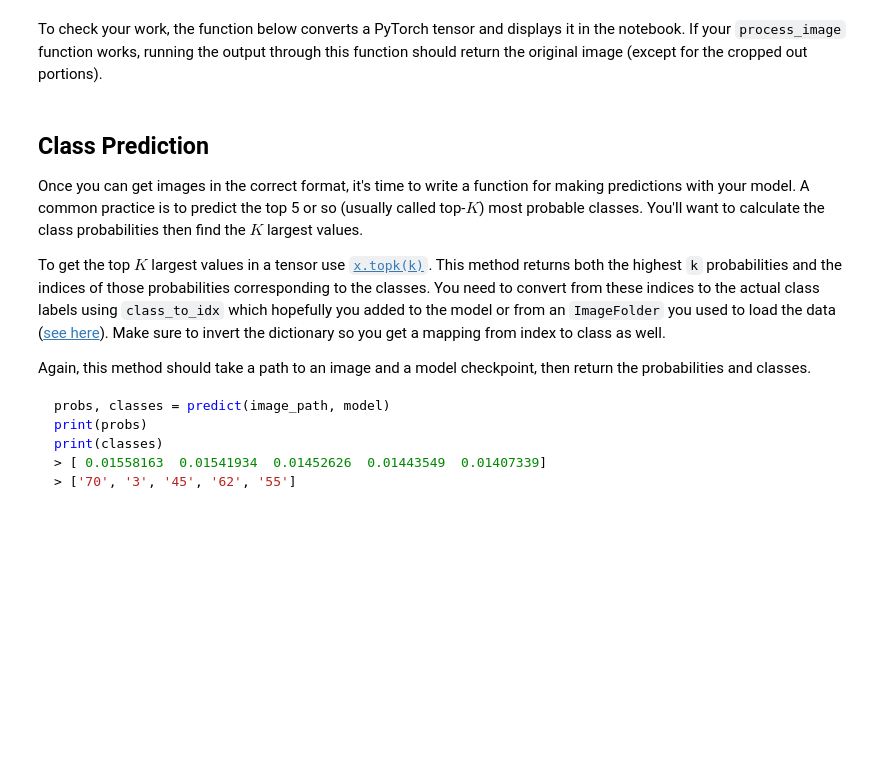
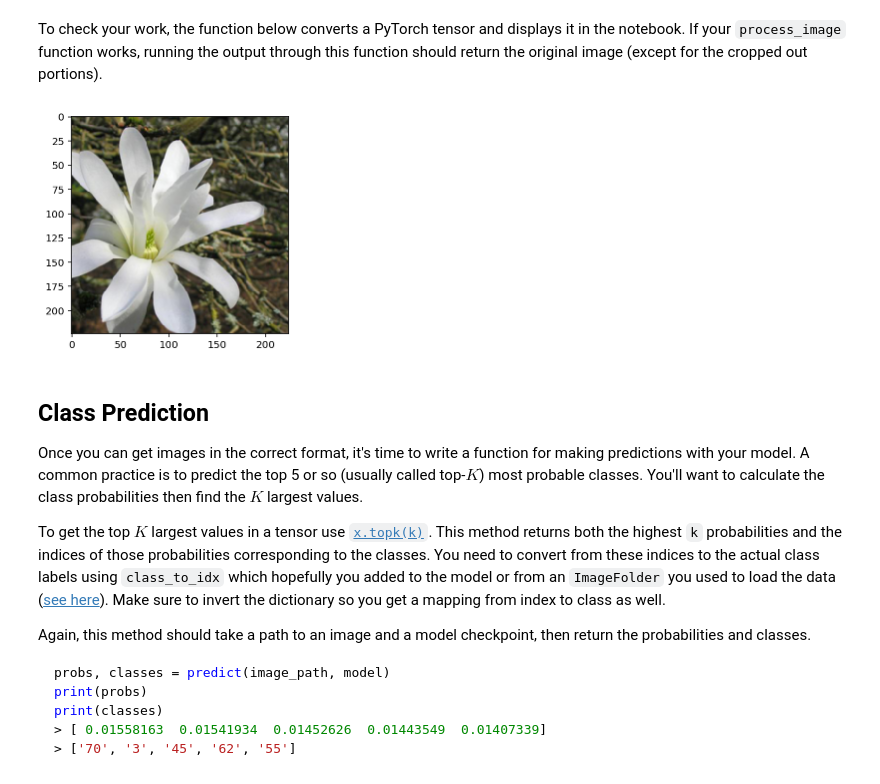
Before and after one commit to tweiss47/aipnd-project, a Jupyter notebook: Image Classifier Project.ipynb, the cells around one changed output. Cells and saved outputs as stored; diff of their text form; code cells hidden in the pictures; blank space fills up the shorter version.

Commit message:
Completed image classifier notebook and argument handling for console

```diff
--- a/Image Classifier Project.ipynb
+++ b/Image Classifier Project.ipynb
@@ -106,0 +123,3 @@ When training make sure you're updating only the weights of the feed-forward net
+# %%
+# Setup the device so that it can use cuda if available
+device = torch.device("cuda" if torch.cuda.is_available() else "cpu")
@@ -106,0 +210,8 @@ When training make sure you're updating only the weights of the feed-forward net
+# %%
+model_params = {'output_size': 102,
+                'hidden_layers': [4000, 1000, 200],
+                'drop_p': 0.5,
+                'lr': 0.001}
+
+model, optimizer = create_network(models.vgg16(pretrained=True), model_params)
+criterion = nn.NLLLoss()
@@ -106,0 +309,3 @@ When training make sure you're updating only the weights of the feed-forward net
+# %%
+# Train!
+train(model, train_loader, valid_loader, epochs=3, fake=True)
@@ -162,7 +424,7 @@ def process_image(image):
 # %% [markdown]
 To check your work, the function below converts a PyTorch tensor and displays it in the notebook. If your `process_image` function works, running the output through this function should return the original image (except for the cropped out portions).
 # %%
-def imshow(image, ax=None, title=None):
+def imshow(image, ax=None, title=None, hideTicks=False):
     """Imshow for Tensor."""
     if ax is None:
         fig, ax = plt.subplots()
@@ -181,7 +443,24 @@ def imshow(image, ax=None, title=None):
 
     ax.imshow(image)
 
+    if title:
+        ax.set_title(title)
+
+    if hideTicks:
+        ax.spines['top'].set_visible(False)
+        ax.spines['right'].set_visible(False)
+        ax.spines['left'].set_visible(False)
+        ax.spines['bottom'].set_visible(False)
+        ax.tick_params(axis='both', length=0)
+        ax.set_xticklabels('')
+        ax.set_yticklabels('')
+
     return ax
+# %%
+validation_image = process_image('flowers/test/87/image_05466.jpg')
+ax = imshow(validation_image, hideTicks=False)
+# %% [output]
+[figure, added]
 # %% [markdown]
 ## Class Prediction
 
```
Also changed, not shown: parts of 25 cells of this notebook, 4 other files.
